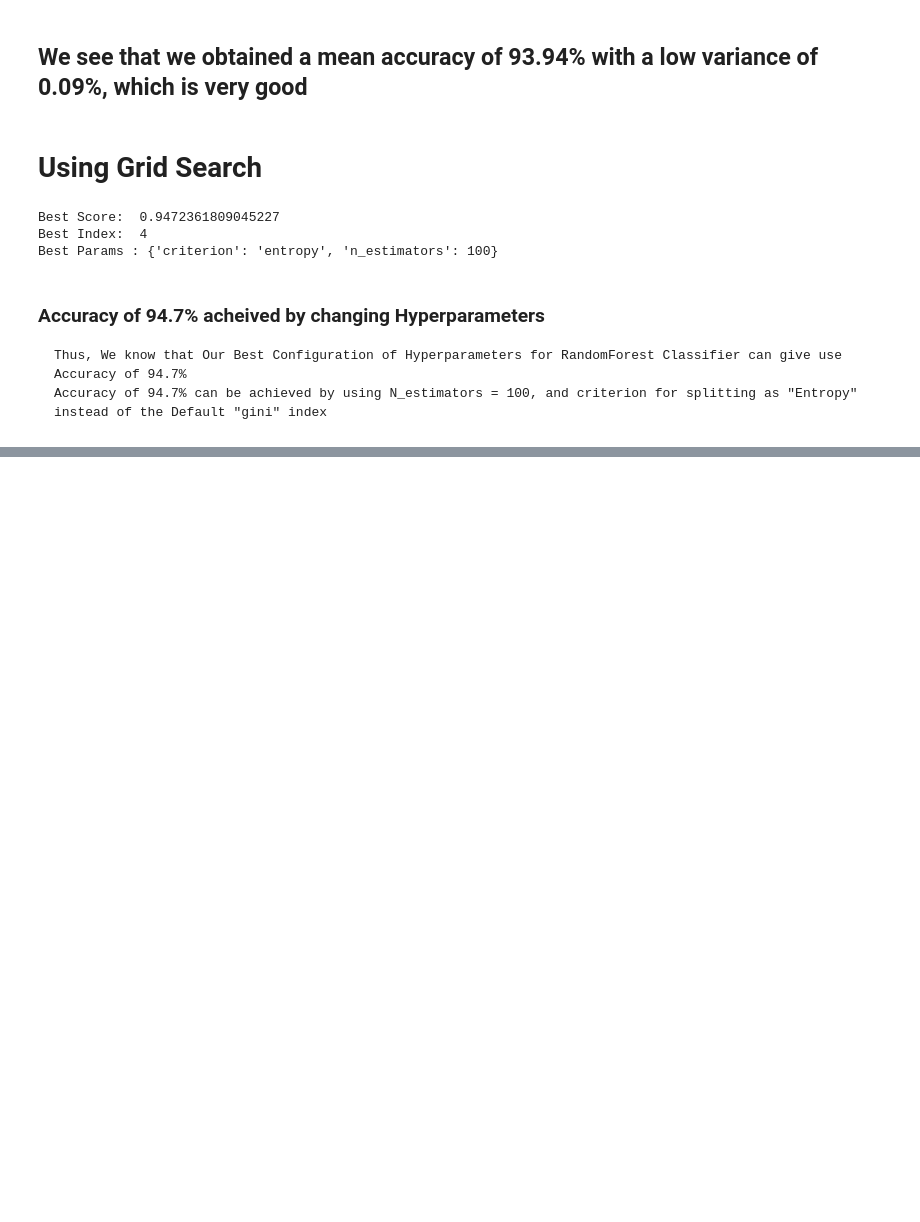
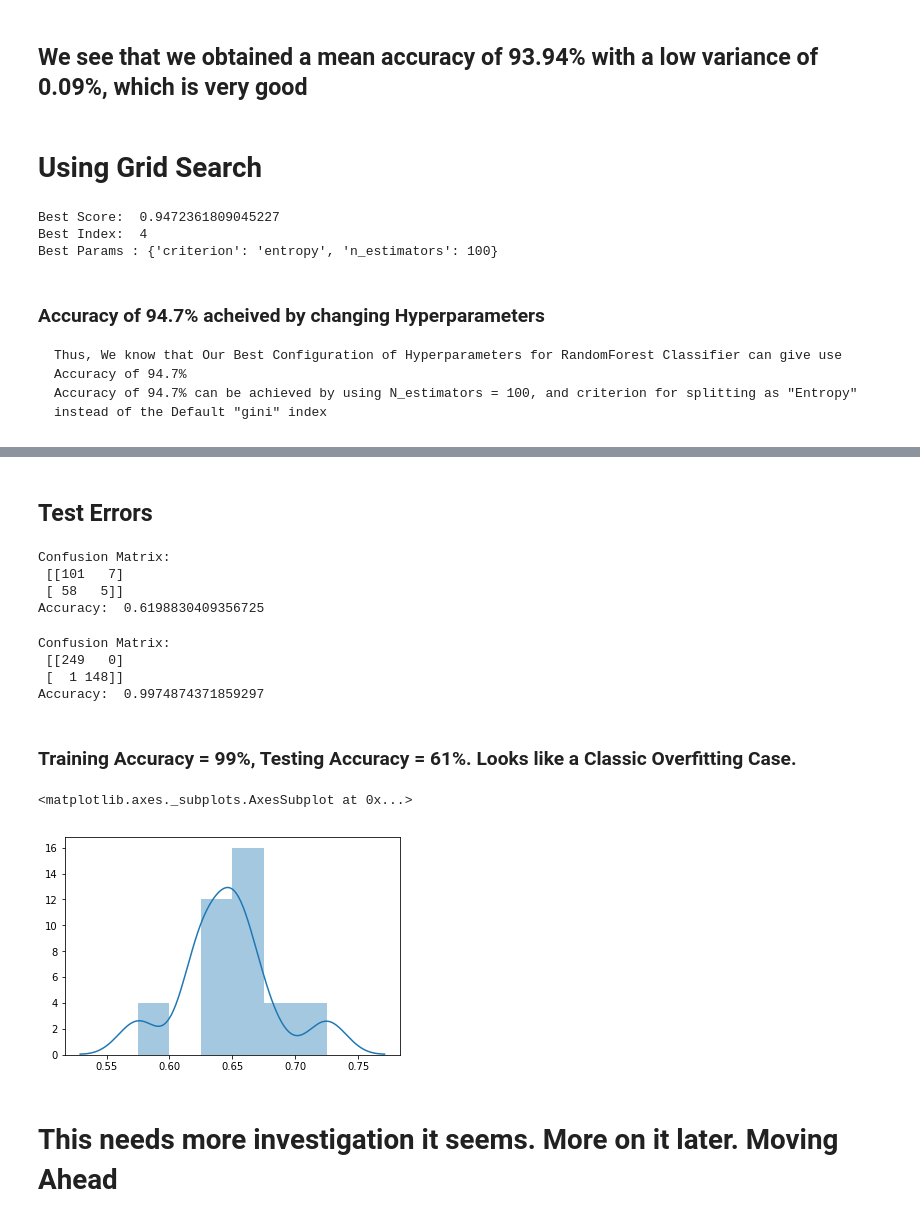
Before and after one commit to shenoyrahul444/Breast-Cancer-Detection, a Jupyter notebook: Breast Cancer Detection.ipynb, the cells around one changed output, grey strips where cells are left out. Drawn from its saved outputs; the diff is of its cells as text; code cells hidden in the pictures; blank space fills up the shorter version.

```diff
--- a/Breast Cancer Detection.ipynb
+++ b/Breast Cancer Detection.ipynb
@@ -334,0 +543,36 @@ Best Params : {'criterion': 'entropy', 'n_estimators': 100}
+# %%
+from sklearn.svm import NuSVC
+
+cf_svc_nl = NuSVC()
+cf_svc_nl = cf_svc_nl.fit(X_train,Y_train)
+# %% [markdown]
+## Test Errors
+# %%
+Y_pred_nlsvc = cf_svc_nl.predict(X_test)
+print("Confusion Matrix:\n" ,confusion_matrix(Y_test,Y_pred_nlsvc))
+print("Accuracy: ",accuracy_score(Y_test,Y_pred_nlsvc))
+# %% [output]
+Confusion Matrix:
+ [[101   7]
+ [ 58   5]]
+Accuracy:  0.6198830409356725
+# %%
+## Training Errors need to be investigated
+Y_pred_nlsvc_training = cf_svc_nl.predict(X_train)
+print("Confusion Matrix:\n" ,confusion_matrix(Y_train,Y_pred_nlsvc_training))
+print("Accuracy: ",accuracy_score(Y_train,Y_pred_nlsvc_training))
+# %% [output]
+Confusion Matrix:
+ [[249   0]
+ [  1 148]]
+Accuracy:  0.9974874371859297
+# %% [markdown]
+### Training Accuracy = 99%, Testing Accuracy = 61%. Looks like a Classic Overfitting Case.
+# %%
+cv_nlsvc = cross_val_score(cf_svc_nl,X_train,Y_train,cv=10,n_jobs=-1)
+sns.distplot(cv_nlsvc)
+# %% [output]
+<matplotlib.axes._subplots.AxesSubplot at 0x...>
+[figure, added]
+# %% [markdown]
+# This needs more investigation it seems. More on it later. Moving Ahead
```
Also changed, not shown: parts of 34 cells of this notebook.
